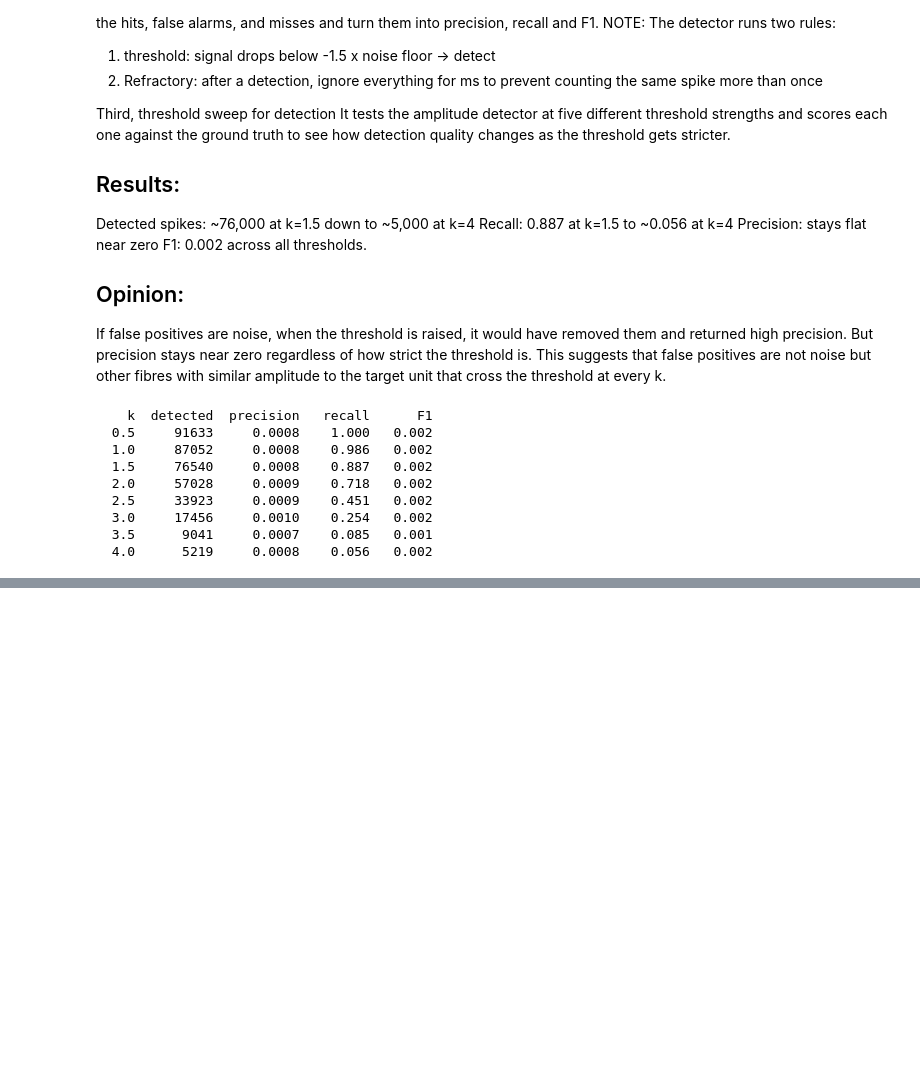
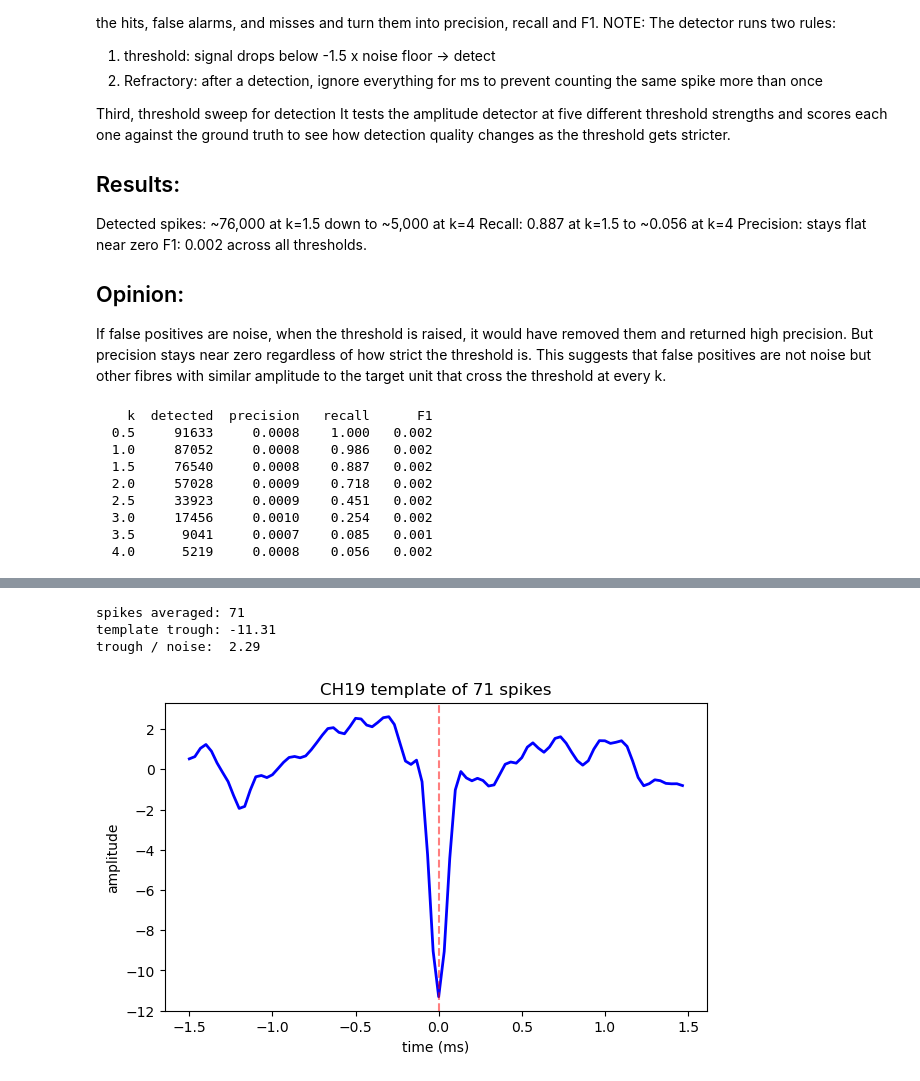
Before and after one commit to Razan-88/Decoding_Chronic_Pain, a Jupyter notebook: notebooks/clean_single_channel_pipeline.ipynb, the cells around one changed output, grey strips where cells are left out. Drawn from its saved outputs; the diff is of its cells as text; code cells hidden in the pictures; blank space fills up the shorter version.

Commit message:
template matching

```diff
--- a/notebooks/clean_single_channel_pipeline.ipynb
+++ b/notebooks/clean_single_channel_pipeline.ipynb
@@ -110,15 +110,15 @@ In Extracellular recordings that measure extracellular potentials, when an axon
 Once the absolute value is taken in the code (np.abs(depths)), these mathematical positions flip, on the transformed positive scale, where the 5th percentile becomes the shallow spikes and the 95th percentile becomes the deep spikes
 # %%
 # Characterise the spikes: for each ground truth spike time in the window, convert to a sample index
-half = 45  # Samples to take each side of each spike. 45 samples = 1.5ms at 30 kHz.
+half_width = 45  # Samples to take each side of each spike. 45 samples = 1.5ms at 30 kHz.
 
 depths = [] # empty list to collect each spike's depth
 for spike_time in ground_truth_in_window:
     spike_index = int((spike_time - window_start) * sample_frequency)  # Convert this spike's time to a sample index within the loaded window
                                                     # Find where a spike sits inside ch19, subtract the window's start time, then multiply by the frequency.
 
-    seg = ch19[spike_index - half : spike_index + half] # Cut a 90 sample window out of Ch19 centred on the spike.
-    if len(seg) == 2 * half:  # Only keep full length segments, so skip spikes too close to the window edge to cut a full 90 samples
+    spike_segment = ch19[spike_index - half_width : spike_index + half_width] # Cut a 90 sample window out of Ch19 centred on the spike.
+    if len(seg) == 2 * half_width:  # Only keep full length segments, so skip spikes too close to the window edge to cut a full 90 samples
         depths.append(seg.min())
 depths = np.array(depths) # The trough of each spike
 ratios = np.abs(depths) / noise_mad # each depth divided by the MAD noise floor, so how many times the noise level each spike goes.
@@ -242,0 +273,44 @@ for k in [0.5, 1, 1.5, 2, 2.5, 3, 3.5, 4]: # low k (1.5) = loose threshold catch
+# %%
+# Build the template
+half_width   = 45      # 1.5 ms template width on each side of the trough
+align_window = 30      # 1 ms to find the real trough, because the marked spike times might be a bit off the true deepest point.
+
+spike_segments = [] # holds one clip per spike
+for spike_time in ground_truth_in_window: # convert spike's time (seconds) into sample index in ch19 subtract the window start
+    centre_index = int((spike_time - window_start) * sample_frequency) # then multiply by sample frequency to turn seconds into samples
+
+    # cut a chunk wider than the final clip, leaving room to search for the trough
+    lo, hi = centre_index - half_width - align_window, centre_index + half_width + align_window
+    if lo < 0 or hi > len(ch19): # skip spikes that are too near the recording edge
+        continue
+    wide_window   = ch19[lo:hi]
+    # look in align_window each side of the centre, find the deepest sample (the trough)
+    centre = half_width + align_window # middle of the wide_window where the marked spike
+    trough_index = np.argmin(wide_window[centre - align_window : centre + align_window]) + (centre - align_window)
+
+    # Cut 45 samples each side of the trough, a 90 sample clip centred on the deepest point.
+    spike_segment = wide_window[trough_index - half_width : trough_index + half_width]
+    if len(spike_segment) == 2 * half_width:
+        spike_segments.append(spike_segment)
+
+spike_segments = np.array(spike_segments) # Stack all the clips into an array, then average down the columns.
+template = spike_segments.mean(axis=0) # the average is the template.
+
+print("spikes averaged:", len(spike_segments))
+print("template trough: %.2f" % template.min())
+print("trough / noise:  %.2f" % (abs(template.min()) / noise_mad)) # how deep is the spike compared to the noise.
+# %% [output]
+spikes averaged: 71
+template trough: -11.31
+trough / noise:  2.29
+# %%
+# plot the template
+time_ms = (np.arange(2 * half_width) - half_width) / sample_frequency * 1000
+plt.figure(figsize=(7, 4))
+plt.plot(time_ms, template, 'b', linewidth=2)
+plt.axvline(0, color='r', linestyle='--', alpha=0.5)
+plt.xlabel('time (ms)'); plt.ylabel('amplitude')
+plt.title('CH19 template of %d spikes' % len(spike_segments))
+plt.show()
+# %% [output]
+[figure, added]
```
Also changed, not shown: parts of 5 cells of this notebook.
